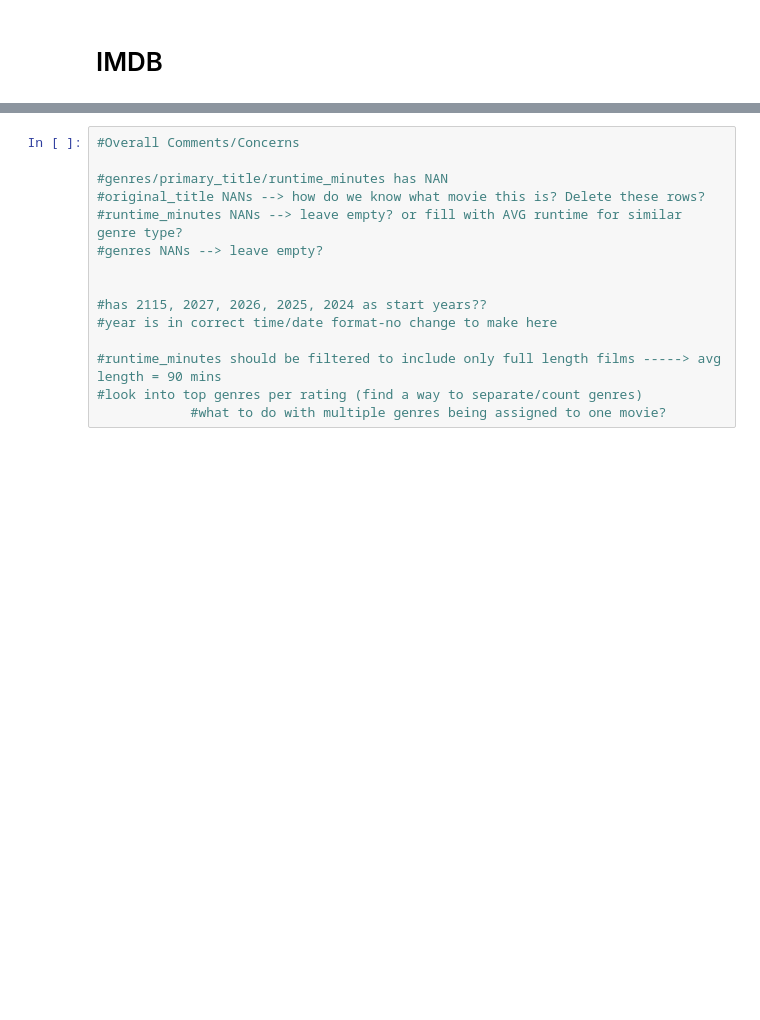
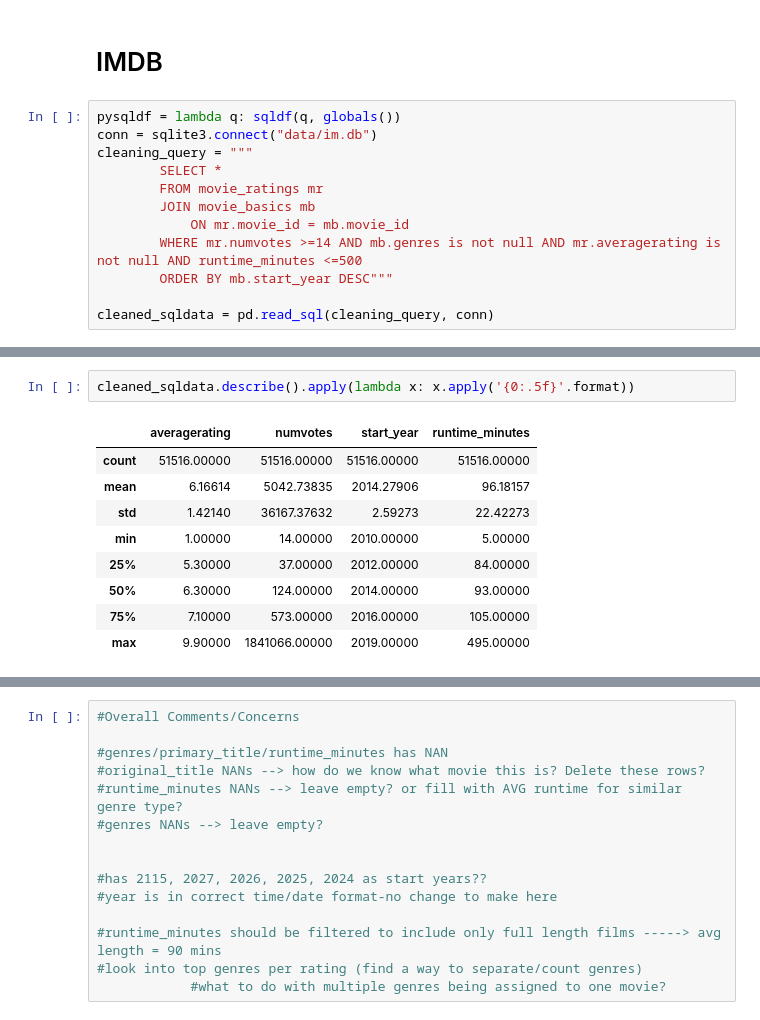
Before and after one commit to hacampbell1/teamaustin, a Jupyter notebook: computer_vision2.ipynb, the cells around one changed output, grey strips where cells are left out. Cells and saved outputs as stored; diff of their text form; blank space fills up the shorter version.

```diff
--- a/computer_vision2.ipynb
+++ b/computer_vision2.ipynb
@@ -26,3 +26,15 @@ Requirement already satisfied: greenlet!=0.4.17 in c:\users\pstauble\appdata\loc
 Requirement already satisfied: six>=1.5 in c:\users\pstauble\appdata\local\anaconda3\lib\site-packages (from python-dateutil>=2.8.1->pandas->pandasql) (1.16.0)
 # %% [markdown]
 # IMDB
+# %%
+pysqldf = lambda q: sqldf(q, globals())
+conn = sqlite3.connect("data/im.db")
+cleaning_query = """
+        SELECT *
+        FROM movie_ratings mr
+        JOIN movie_basics mb
+            ON mr.movie_id = mb.movie_id
+        WHERE mr.numvotes >=14 AND mb.genres is not null AND mr.averagerating is not null AND runtime_minutes <=500
+        ORDER BY mb.start_year DESC"""
+
+cleaned_sqldata = pd.read_sql(cleaning_query, conn)
@@ -28,0 +55,12 @@ Requirement already satisfied: six>=1.5 in c:\users\pstauble\appdata\local\anaco
+# %%
+cleaned_sqldata.describe().apply(lambda x: x.apply('{0:.5f}'.format))
+# %% [output]
+|  | averagerating | numvotes | start_year | runtime_minutes |
+| count | 51516.00000 | 51516.00000 | 51516.00000 | 51516.00000 |
+| mean | 6.16614 | 5042.73835 | 2014.27906 | 96.18157 |
+| std | 1.42140 | 36167.37632 | 2.59273 | 22.42273 |
+| min | 1.00000 | 14.00000 | 2010.00000 | 5.00000 |
+| 25% | 5.30000 | 37.00000 | 2012.00000 | 84.00000 |
+| 50% | 6.30000 | 124.00000 | 2014.00000 | 93.00000 |
+| 75% | 7.10000 | 573.00000 | 2016.00000 | 105.00000 |
+| max | 9.90000 | 1841066.00000 | 2019.00000 | 495.00000 |
```
Also changed, not shown: parts of 11 cells of this notebook.
